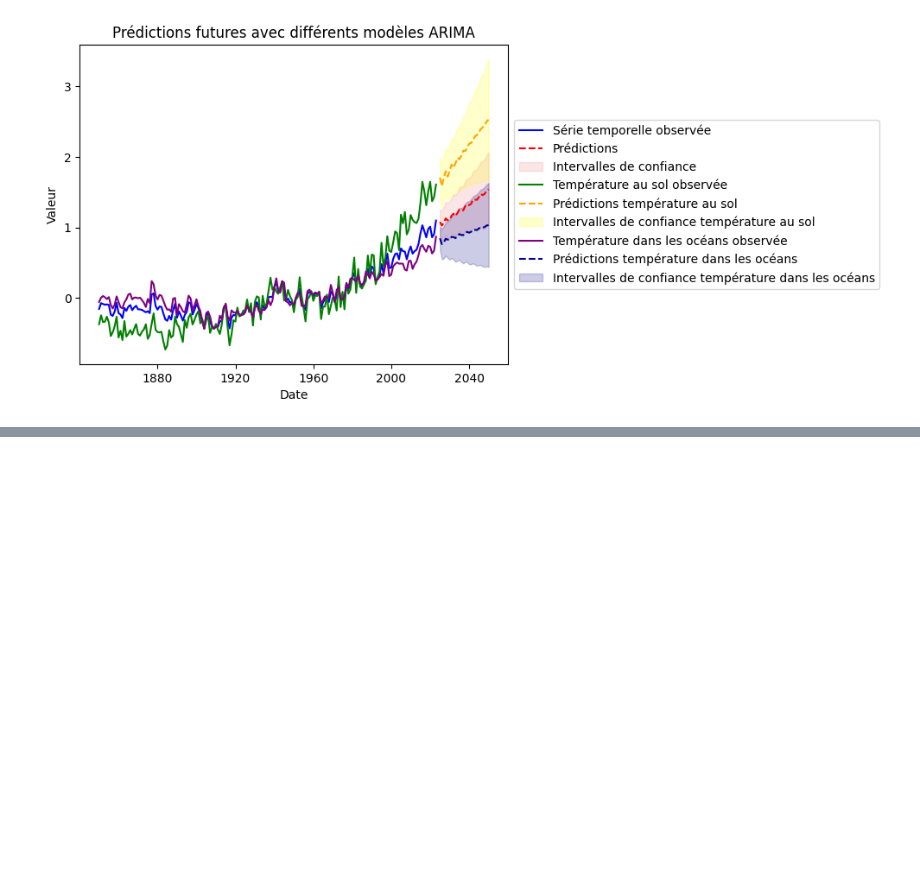
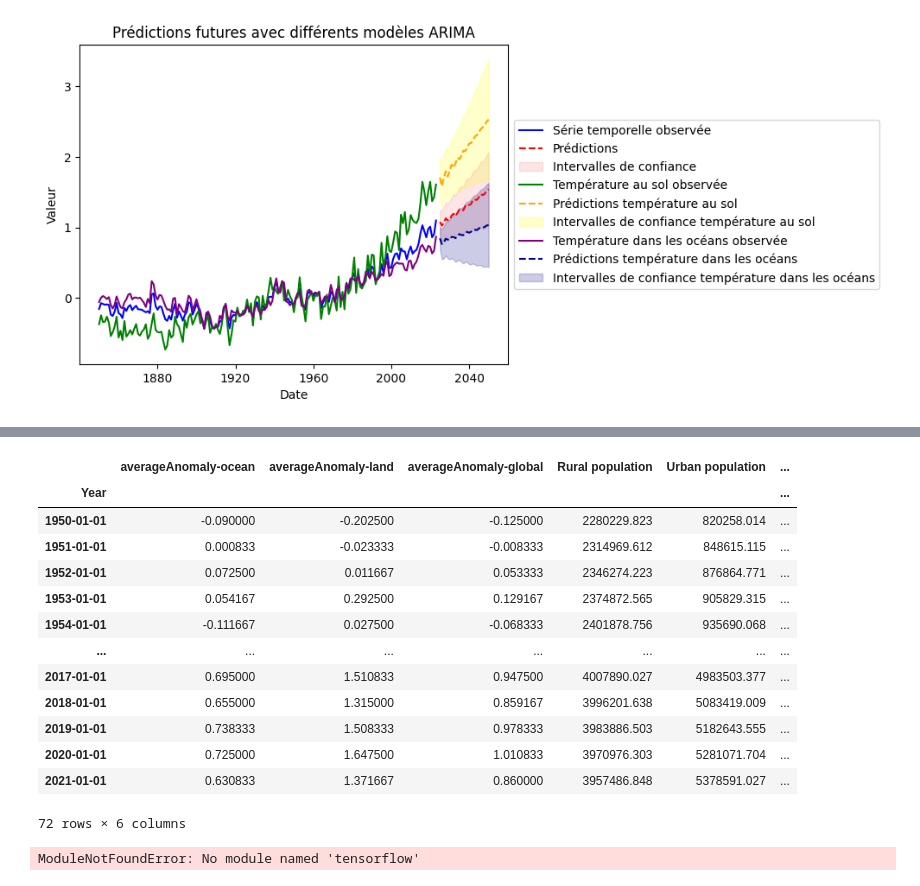
Before and after one commit to rodrigju/TimeSeries_ML, a Jupyter notebook: ML_projet.ipynb, the cells around one changed output, grey strips where cells are left out. Drawn from its saved outputs; the diff is of its cells as text; code cells hidden in the pictures; blank space fills up the shorter version.

```diff
--- a/ML_projet.ipynb
+++ b/ML_projet.ipynb
@@ -1682,0 +1652,25 @@ plt.show()
+# %%
+# data_mean_temperatures_reset = data_mean_temperatures.reset_index()
+# data_population_world_reset = data_population_world.reset_index()
+
+# # Fusionner les deux DataFrames sur la colonne "Year"
+merged_df = pd.merge(data_mean_temperatures_reset, data_population_world_reset, on='Year')
+
+merged_df['Year'] = pd.to_datetime(merged_df['Year'], format='%Y')
+merged_df.set_index('Year', inplace=True)
+merged_df
+# %% [output]
+|  | averageAnomaly-ocean | averageAnomaly-land | averageAnomaly-global | Rural population | Urban population | ... |
+| Year |  |  |  |  |  | ... |
+| 1950-01-01 | -0.090000 | -0.202500 | -0.125000 | 2280229.823 | 820258.014 | ... |
+| 1951-01-01 | 0.000833 | -0.023333 | -0.008333 | 2314969.612 | 848615.115 | ... |
+| 1952-01-01 | 0.072500 | 0.011667 | 0.053333 | 2346274.223 | 876864.771 | ... |
+| 1953-01-01 | 0.054167 | 0.292500 | 0.129167 | 2374872.565 | 905829.315 | ... |
+| 1954-01-01 | -0.111667 | 0.027500 | -0.068333 | 2401878.756 | 935690.068 | ... |
+| ... | ... | ... | ... | ... | ... | ... |
+| 2017-01-01 | 0.695000 | 1.510833 | 0.947500 | 4007890.027 | 4983503.377 | ... |
+| 2018-01-01 | 0.655000 | 1.315000 | 0.859167 | 3996201.638 | 5083419.009 | ... |
+| 2019-01-01 | 0.738333 | 1.508333 | 0.978333 | 3983886.503 | 5182643.555 | ... |
+| 2020-01-01 | 0.725000 | 1.647500 | 1.010833 | 3970976.303 | 5281071.704 | ... |
+| 2021-01-01 | 0.630833 | 1.371667 | 0.860000 | 3957486.848 | 5378591.027 | ... |
+72 rows × 6 columns
@@ -1682,0 +1694,31 @@ plt.show()
+# %%
+import tensorflow as tf
+from tensorflow.keras.models import Sequential
+from tensorflow.keras.layers import LSTM, Dense, Dropout
+
+
+taille_fenetre = 10
+nombre_caracteristiques = 3  # Par exemple, les anomalies de l'océan, de la terre et globales
+
+# Construction du modèle
+model = Sequential()
+
+# Ajout d'une couche LSTM avec 50 unités. Vous pouvez expérimenter avec le nombre d'unités.
+model.add(LSTM(50, input_shape=(taille_fenetre, nombre_caracteristiques), return_sequences=True))
+
+# Ajout d'une couche de Dropout pour prévenir le surapprentissage
+model.add(Dropout(0.2))
+
+# Ajout d'une deuxième couche LSTM
+model.add(LSTM(50, return_sequences=False))
+
+# Ajout d'une couche Dense pour la sortie de prédiction
+model.add(Dense(1))
+
+# Compilation du modèle
+model.compile(optimizer='adam', loss='mean_squared_error')
+
+
+model.summary()
+# %% [output]
+ModuleNotFoundError: No module named 'tensorflow'
```
Also changed, not shown: parts of 20 cells of this notebook.
